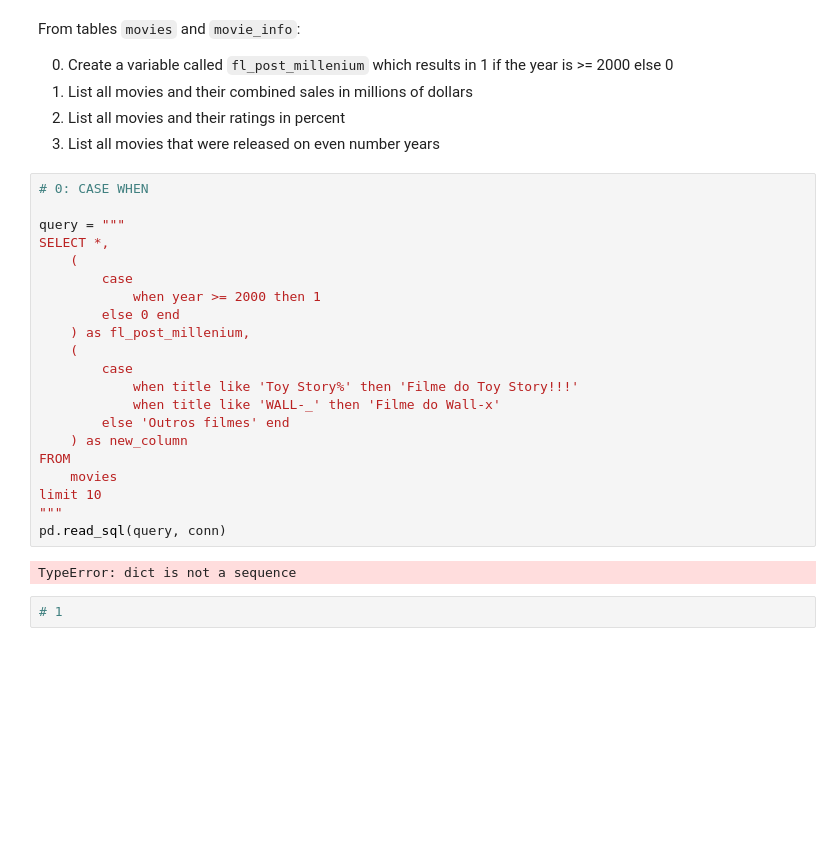
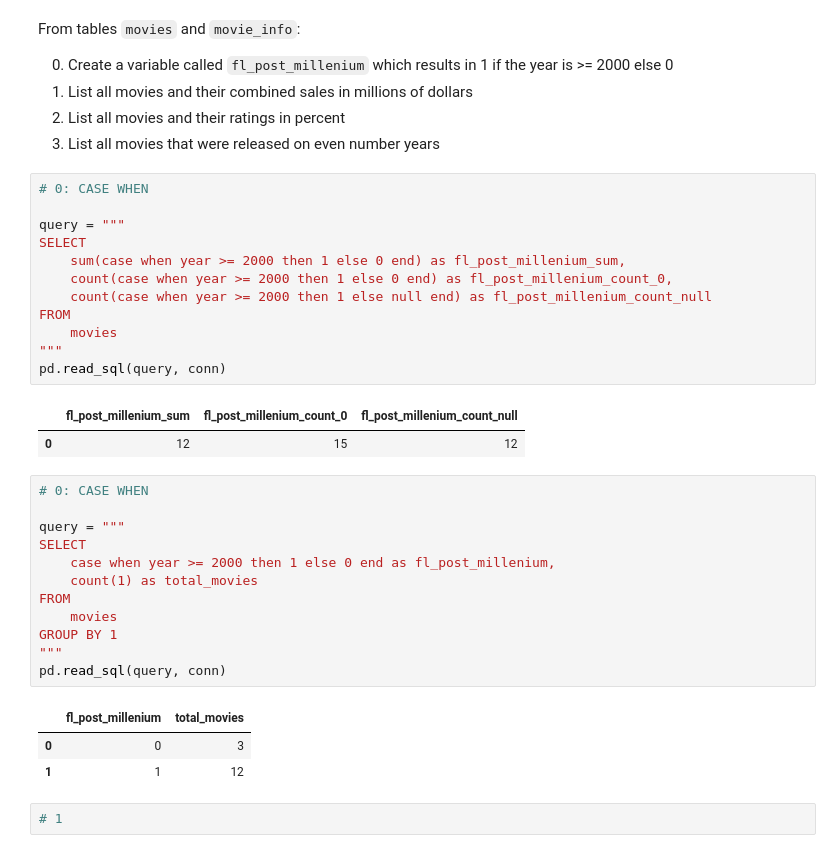
Before and after one commit to natmceoldo/55_DAPT_nat, a Jupyter notebook: Classes/Week09/sql-connection.ipynb, the cells around one changed output. Cells and saved outputs as stored; diff of their text form; blank space fills up the shorter version.

```diff
--- a/Classes/Week09/sql-connection.ipynb
+++ b/Classes/Week09/sql-connection.ipynb
@@ -915,29 +961,37 @@ From tables `movies` and `movie_info`:
 1. List all movies and their combined sales in millions of dollars
 2. List all movies and their ratings in percent
 3. List all movies that were released on even number years
+# %%
+# 0: CASE WHEN
+
+query = """
+SELECT
+    sum(case when year >= 2000 then 1 else 0 end) as fl_post_millenium_sum,
+    count(case when year >= 2000 then 1 else 0 end) as fl_post_millenium_count_0,
+    count(case when year >= 2000 then 1 else null end) as fl_post_millenium_count_null
+FROM
+    movies
+"""
+pd.read_sql(query, conn)
+# %% [output]
+|  | fl_post_millenium_sum | fl_post_millenium_count_0 | fl_post_millenium_count_null |
+| 0 | 12 | 15 | 12 |
 # %%
 # 0: CASE WHEN
 
 query = """
-SELECT *,
-	(
-		case
-			when year >= 2000 then 1
-		else 0 end
-	) as fl_post_millenium,
-	(
-		case
-			when title like 'Toy Story%' then 'Filme do Toy Story!!!'
-			when title like 'WALL-_' then 'Filme do Wall-x'
-		else 'Outros filmes' end
-	) as new_column
+SELECT
+    case when year >= 2000 then 1 else 0 end as fl_post_millenium,
+    count(1) as total_movies
 FROM
-	movies
-limit 10
+    movies
+GROUP BY 1
 """
 pd.read_sql(query, conn)
 # %% [output]
-TypeError: dict is not a sequence
+|  | fl_post_millenium | total_movies |
+| 0 | 0 | 3 |
+| 1 | 1 | 12 |
 # %%
 # 1
 # %%
```
Also changed, not shown: parts of 13 cells of this notebook, 2 other files.
